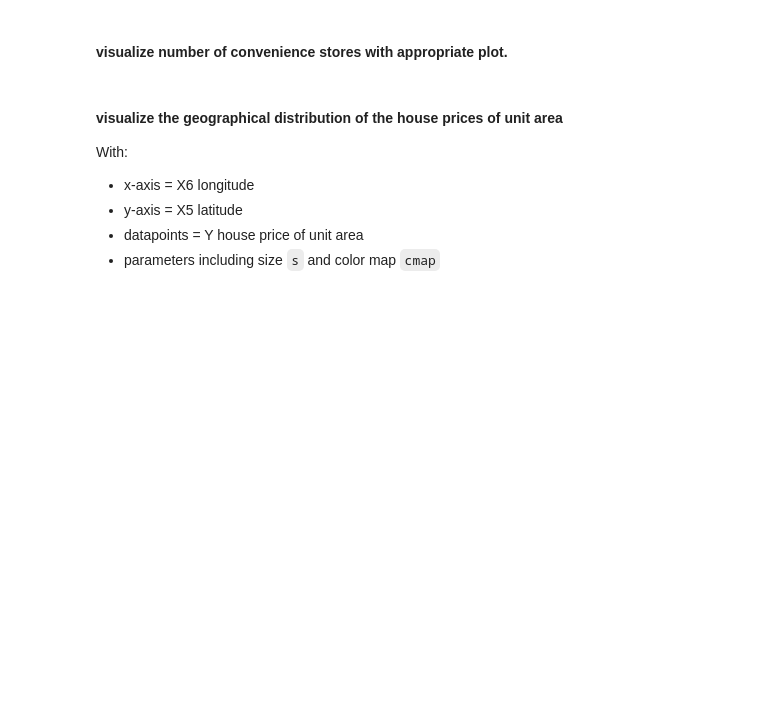
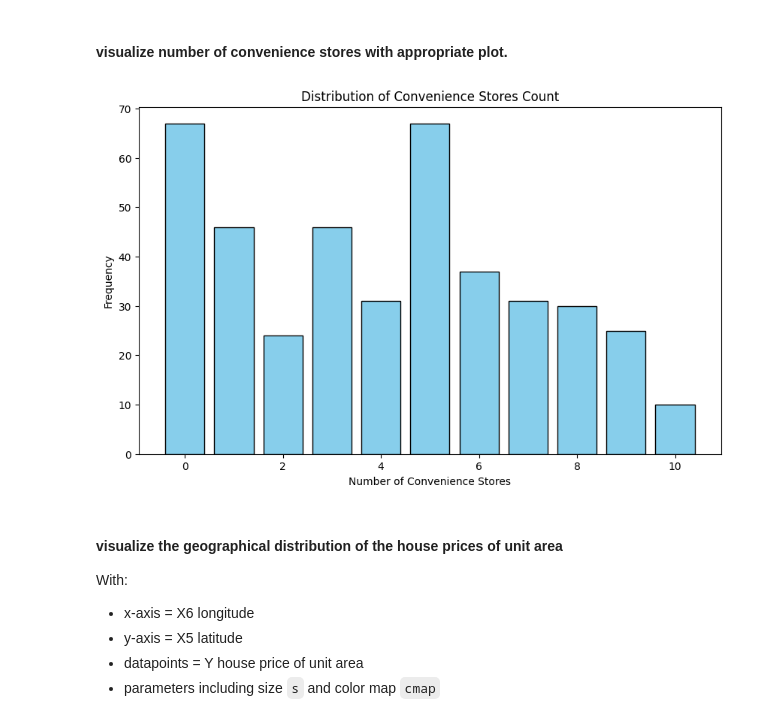
Before and after one commit to vchandraiitk/datascience, a Jupyter notebook: M7_NB_MiniProject_2_Simple_Analytics_Pyspark.ipynb, the cells around one changed output. Cells and saved outputs as stored; diff of their text form; code cells hidden in the pictures; blank space fills up the shorter version.

```diff
--- a/M7_NB_MiniProject_2_Simple_Analytics_Pyspark.ipynb
+++ b/M7_NB_MiniProject_2_Simple_Analytics_Pyspark.ipynb
@@ -280,3 +392,20 @@ dataset = dataset.withColumn("Month", extract_month_udf(col("X1 transaction date
+# %%
+# YOUR CODE HERE
+convenience_store_counts = dataset.groupBy("no_of_stores").count().orderBy("no_of_stores").collect()
+
+# Extracting values for plotting
+counts = [row['count'] for row in convenience_store_counts]
+store_numbers = [row['no_of_stores'] for row in convenience_store_counts]
+
+# Plotting
+plt.figure(figsize=(10, 6))
+plt.bar(store_numbers, counts, color='skyblue', edgecolor='black')
+plt.title('Distribution of Convenience Stores Count')
+plt.xlabel('Number of Convenience Stores')
+plt.ylabel('Frequency')
+plt.show()
+# %% [output]
+[figure, added]
 # %% [markdown]
 #### visualize the geographical distribution of the house prices of unit area
 
```
Also changed, not shown: parts of 22 cells of this notebook.
